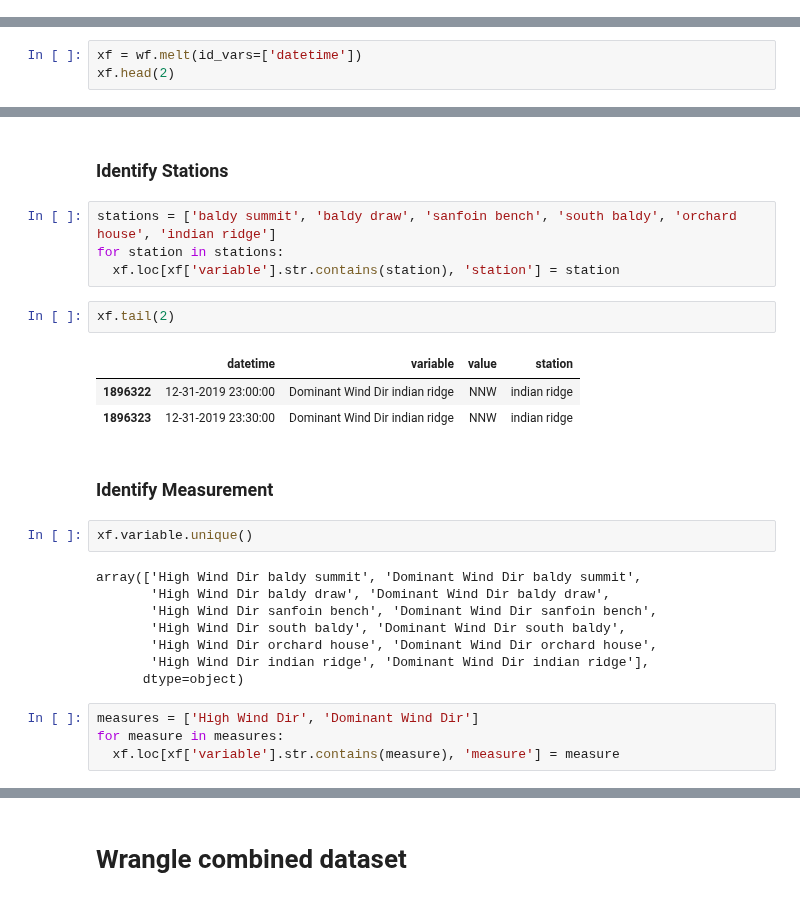
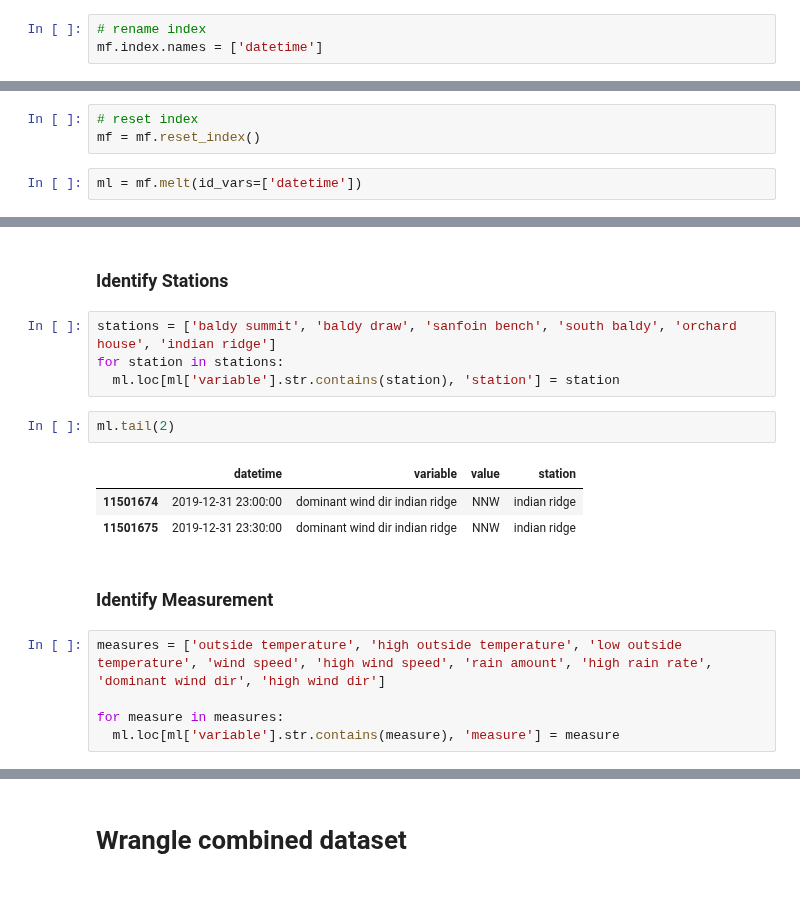
Before and after one commit to samsoe/mpg_notebooks, a Jupyter notebook: mpg_weather_wrangle.ipynb, the cells around one changed output, grey strips where cells are left out. Cells and saved outputs as stored; diff of their text form.

```diff
--- a/mpg_weather_wrangle.ipynb
+++ b/mpg_weather_wrangle.ipynb
@@ -228,5 +215,10 @@ wf.head(2)
+# %%
+# rename index
+mf.index.names = ['datetime']
 # %% [markdown]
 ### Wide to Long
+# %%
+# reset index
+mf = mf.reset_index()
 # %%
-xf = wf.melt(id_vars=['datetime'])
-xf.head(2)
+ml = mf.melt(id_vars=['datetime'])
@@ -243,27 +236,18 @@ array(['High Wind Dir', 'Dominant Wind Dir'], dtype=object)
 # %%
 stations = ['baldy summit', 'baldy draw', 'sanfoin bench', 'south baldy', 'orchard house', 'indian ridge']
 for station in stations:
-  xf.loc[xf['variable'].str.contains(station), 'station'] = station
+  ml.loc[ml['variable'].str.contains(station), 'station'] = station
 # %%
-xf.tail(2)
+ml.tail(2)
 # %% [output]
 |  | datetime | variable | value | station |
-| 1896322 | 12-31-2019 23:00:00 | Dominant Wind Dir indian ridge | NNW | indian ridge |
-| 1896323 | 12-31-2019 23:30:00 | Dominant Wind Dir indian ridge | NNW | indian ridge |
+| 11501674 | 2019-12-31 23:00:00 | dominant wind dir indian ridge | NNW | indian ridge |
+| 11501675 | 2019-12-31 23:30:00 | dominant wind dir indian ridge | NNW | indian ridge |
 # %% [markdown]
 ### Identify Measurement
-# %%
-xf.variable.unique()
-# %% [output]
-array(['High Wind Dir baldy summit', 'Dominant Wind Dir baldy summit',
-       'High Wind Dir baldy draw', 'Dominant Wind Dir baldy draw',
-       'High Wind Dir sanfoin bench', 'Dominant Wind Dir sanfoin bench',
-       'High Wind Dir south baldy', 'Dominant Wind Dir south baldy',
-       'High Wind Dir orchard house', 'Dominant Wind Dir orchard house',
-       'High Wind Dir indian ridge', 'Dominant Wind Dir indian ridge'],
-      dtype=object)
-# %%
-measures = ['High Wind Dir', 'Dominant Wind Dir']
-for measure in measures:
-  xf.loc[xf['variable'].str.contains(measure), 'measure'] = measure
+# %%
+measures = ['outside temperature', 'high outside temperature', 'low outside temperature', 'wind speed', 'high wind speed', 'rain amount', 'high rain rate', 'dominant wind dir', 'high wind dir']
+
+for measure in measures:
+  ml.loc[ml['variable'].str.contains(measure), 'measure'] = measure
 # %%
```
Also changed, not shown: parts of 92 cells of this notebook.
